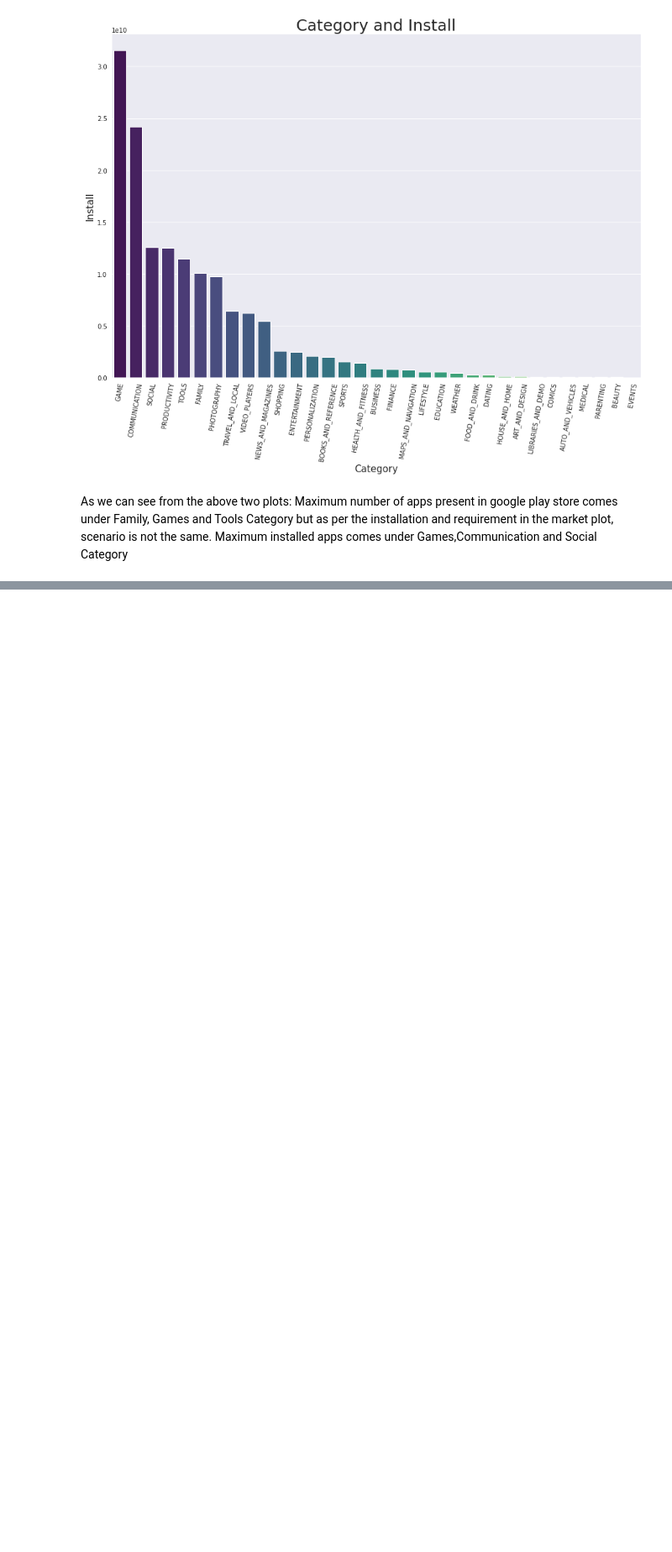
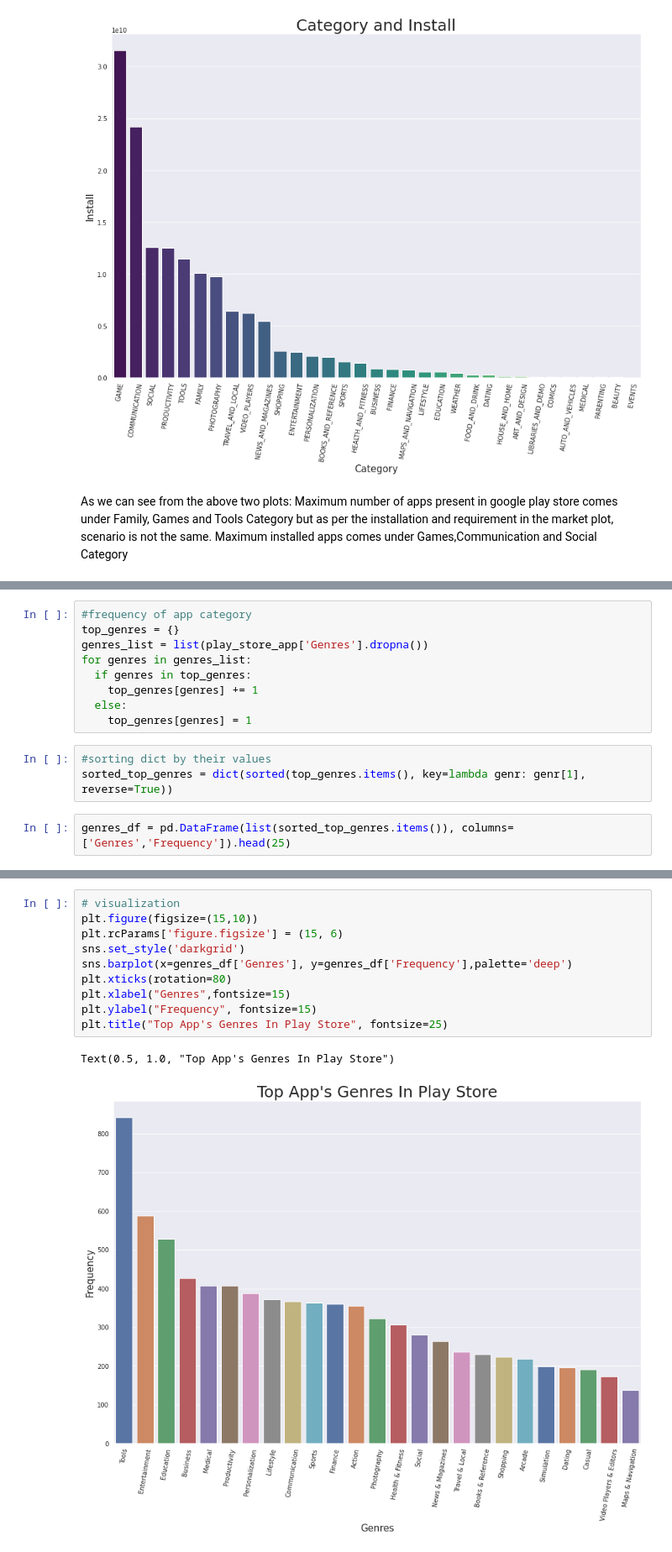
Before and after one commit to victorious07/Play-Store-App-Review-Analysis, a Jupyter notebook: Play_Store_App_Review_Analysis_Capstone_Project.ipynb, the cells around one changed output, grey strips where cells are left out. Shown: that part at 84% size. Cells and saved outputs as stored; diff of their text form; blank space fills up the shorter version.

```diff
--- a/Play_Store_App_Review_Analysis_Capstone_Project.ipynb
+++ b/Play_Store_App_Review_Analysis_Capstone_Project.ipynb
@@ -540,0 +543,14 @@ As we can see from the above two plots: Maximum number of apps present in google
+# %%
+#frequency of app category
+top_genres = {}
+genres_list = list(play_store_app['Genres'].dropna())
+for genres in genres_list:
+  if genres in top_genres:
+    top_genres[genres] += 1
+  else:
+    top_genres[genres] = 1
+# %%
+#sorting dict by their values
+sorted_top_genres = dict(sorted(top_genres.items(), key=lambda genr: genr[1], reverse=True))
+# %%
+genres_df = pd.DataFrame(list(sorted_top_genres.items()), columns=['Genres','Frequency']).head(25)
@@ -540,0 +566,13 @@ As we can see from the above two plots: Maximum number of apps present in google
+# %%
+# visualization
+plt.figure(figsize=(15,10))
+plt.rcParams['figure.figsize'] = (15, 6)
+sns.set_style('darkgrid')
+sns.barplot(x=genres_df['Genres'], y=genres_df['Frequency'],palette='deep')
+plt.xticks(rotation=80)
+plt.xlabel("Genres",fontsize=15)
+plt.ylabel("Frequency", fontsize=15)
+plt.title("Top App's Genres In Play Store", fontsize=25)
+# %% [output]
+Text(0.5, 1.0, "Top App's Genres In Play Store")
+[figure, added]
```
Also changed, not shown: parts of 12 cells of this notebook.
